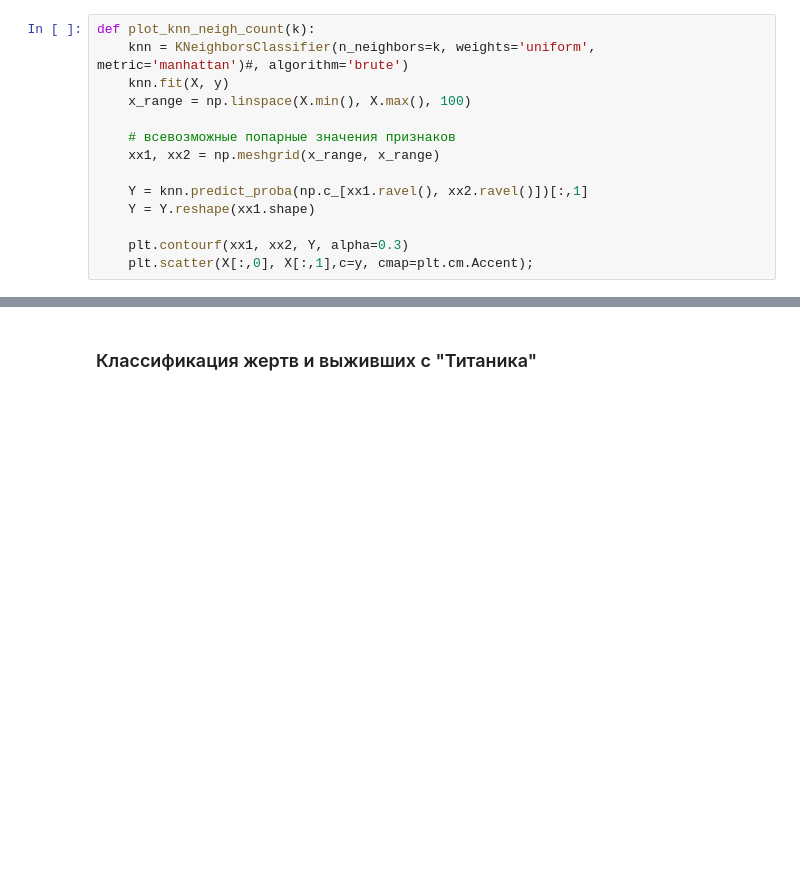
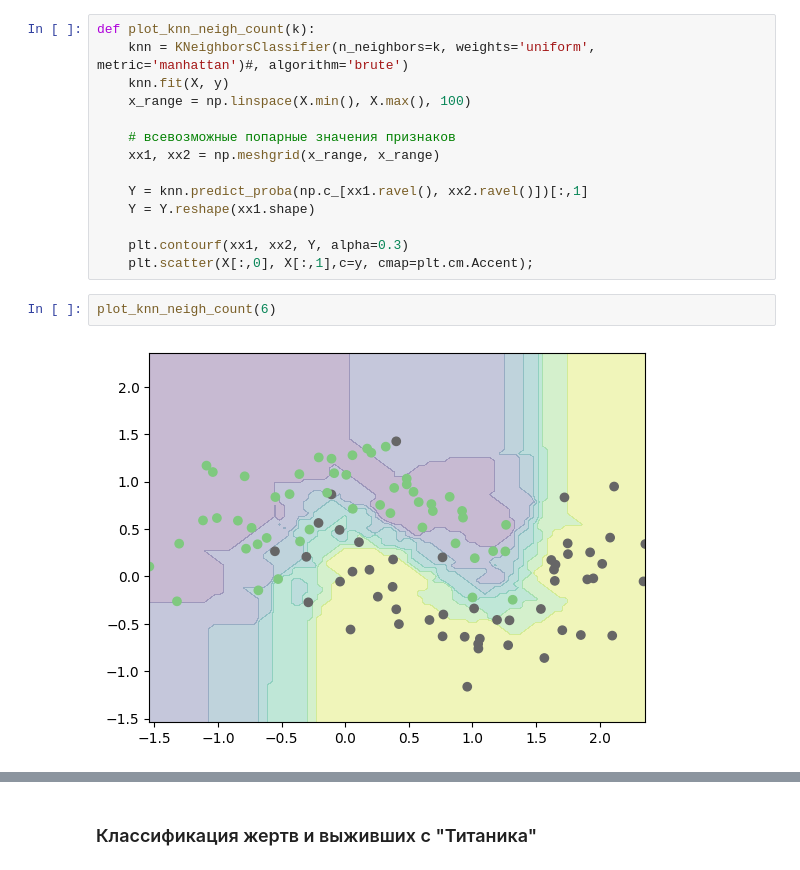
Before and after one commit to klyshinsky/BFU_NLP_2025, a Jupyter notebook: Lecture_4_Classification.ipynb, the cells around one changed output, grey strips where cells are left out. Saved outputs shown, nothing was run; the diff lists cells and outputs as text; blank space fills up the shorter version.

```diff
--- a/Lecture_4_Classification.ipynb
+++ b/Lecture_4_Classification.ipynb
@@ -108,6 +100,10 @@ def plot_knn_neigh_count(k):
 
     plt.contourf(xx1, xx2, Y, alpha=0.3)
     plt.scatter(X[:,0], X[:,1],c=y, cmap=plt.cm.Accent);
+# %%
+plot_knn_neigh_count(6)
+# %% [output]
+[figure, added]
 # %%
 fig = interact(plot_knn_neigh_count, k=IntSlider(min=1, max=10, value=1))
 # %% [output]
```
Also changed, not shown: parts of 13 cells of this notebook, 12 other files.
